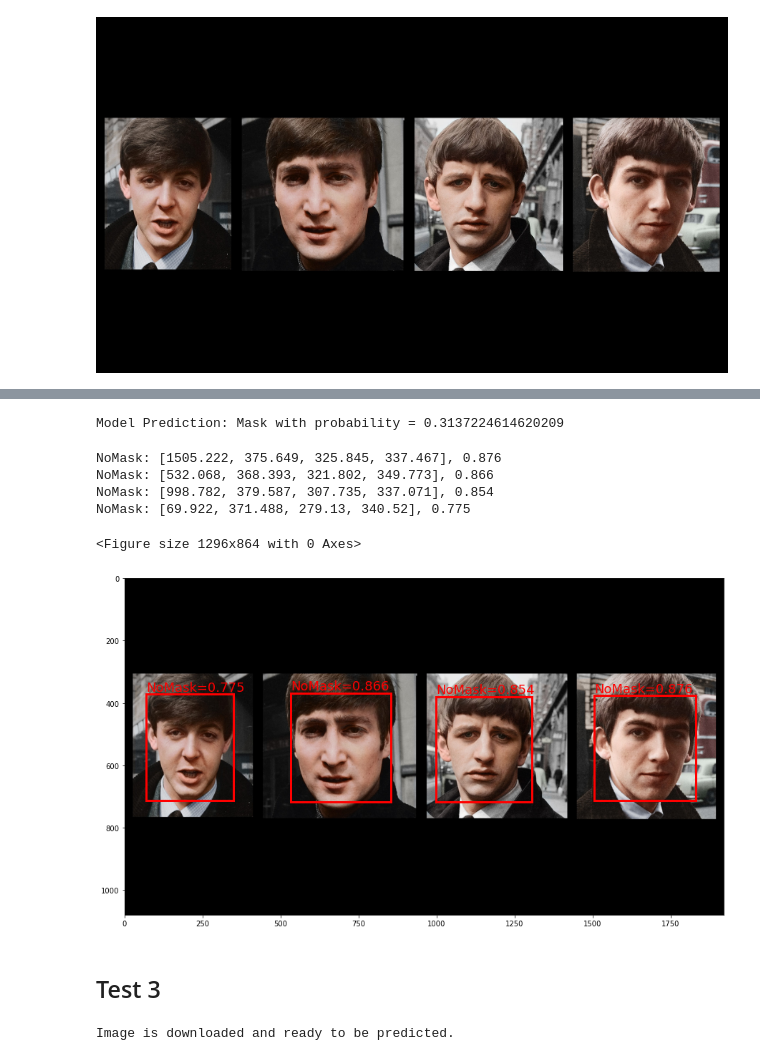
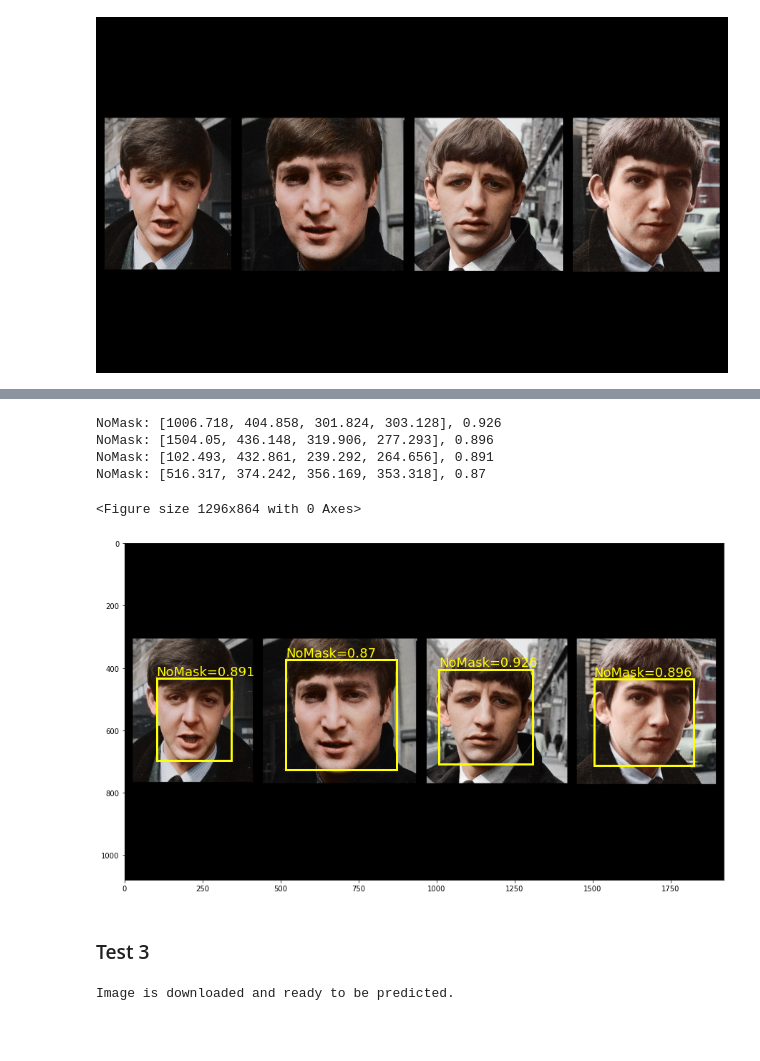
Before and after one commit to retkowsky/AutoMLforImages, a Jupyter notebook: AutoML for Images Mask Object Detection.ipynb, the cells around one changed output, grey strips where cells are left out. Drawn from its saved outputs; the diff is of its cells as text; code cells hidden in the pictures; blank space fills up the shorter version.

```diff
--- a/AutoML for Images Mask Object Detection.ipynb
+++ b/AutoML for Images Mask Object Detection.ipynb
@@ -166,7 +166,7 @@ Create an [Experiment](https://docs.microsoft.com/azure/machine-learning/service
 # %%
 from azureml.core import Experiment
 
-experiment_name = 'AutomlImages-ObjectDetection'
+experiment_name = 'AutomlImages-MaskObjDetect'
 experiment = Experiment(ws, name=experiment_name)
 # %%
 experiment
@@ -345,15 +352,13 @@ parameter_space = {
         {
             'model_name': choice('yolov5'),
             'learning_rate': uniform(0.0001, 0.001),
-            #'model_size': choice('small', 'medium'), # model-specific
             'img_size': choice(640, 704, 768), # model-specific
         },
         {
             'model_name': choice('fasterrcnn_resnet50_fpn'),
             'learning_rate': uniform(0.0001, 0.001),
-            #'warmup_cosine_lr_warmup_epochs': choice(0, 3),
             'optimizer': choice('sgd', 'adam', 'adamw'),
-            'min_size': choice(600, 800), # model-specific
+            'min_size': choice(640, 704, 768, 800), # model-specific
         }
     )
 }
@@ -565,8 +572,8 @@ CV model endpoint tags: {'Data': 'Images', 'Topic': 'Mask Detection Custom Visio
 ## Test 1
 # %%
 import urllib
-image_url = 'https://github.com/retkowsky/CustomVision_Datasets/blob/master/testmask1.jpg?raw=true'
-image_file = 'testmask1.jpg'
+image_url = 'https://github.com/retkowsky/AutoMLforImages/blob/main/images/testmask1.jpg?raw=true'
+image_file = 'test1.jpg'
 urllib.request.urlretrieve(image_url, filename=image_file)
 print("Image is downloaded and ready to be predicted.")
 # %% [output]
@@ -683,8 +692,8 @@ NoMask: [152.087, 122.301, 457.31, 541.343], 0.972
 ## Test 2
 # %%
 import urllib
-image_url='https://github.com/retkowsky/CustomVision_Datasets/blob/master/testmask2.jpg?raw=true'
-image_file = 'testmask2.jpg'
+image_url='https://github.com/retkowsky/AutoMLforImages/blob/main/images/testnomask2.jpg?raw=true'
+image_file = 'test2.jpg'
 urllib.request.urlretrieve(image_url, filename=image_file)
 print("Image is downloaded and ready to be predicted.")
 # %% [output]
@@ -740,10 +751,6 @@ for detect in detections['boxes']:
     label = detect['label']
     box = detect['box']
     conf_score = detect['score']
-# %%
-print("Model Prediction:", label, "with probability =", conf_score)
-# %% [output]
-Model Prediction: Mask with probability = 0.3137224614620209
 # %%
 %matplotlib inline
 import matplotlib.pyplot as plt
@@ -764,40 +771,40 @@ fig,ax = plt.subplots(1, figsize=(15,15)) #You can change the size
 # Display the image
 ax.imshow(img_np)
 
 minscore=0.7
 
 # draw box and label for each detection
 detections = json.loads(resp.text) # Loadind the predictions from the computer vision model
 for detect in detections['boxes']:
     label = detect['label']
     box = detect['box']
     conf_score = detect['score']
     if conf_score >= minscore: #Min probability
         ymin, xmin, ymax, xmax =  box['topY'],box['topX'], box['bottomY'],box['bottomX']
         topleft_x, topleft_y = x * xmin, y * ymin
         width, height = x * (xmax - xmin), y * (ymax - ymin)
         print('{}: [{}, {}, {}, {}], {}'.format(detect['label'], round(topleft_x, 3),
                                                 round(topleft_y, 3), round(width, 3),
                                                 round(height, 3), round(conf_score, 3)))
 
-        color = 'red' #You can change the color
+        color = 'yellow' #You can change the color
         rect = patches.Rectangle((topleft_x, topleft_y), width, height,
                                  linewidth=3, edgecolor=color,facecolor='none')
         textdisp=label+'='+str(round(conf_score, 3))
         ax.add_patch(rect)
         plt.text(topleft_x, topleft_y - 10, textdisp, color=color, fontsize=18)
 
         fig.savefig('predictiontest2.jpg', dpi=150) #Saving image
 
 plt.show()
 # %% [output]
-NoMask: [1505.222, 375.649, 325.845, 337.467], 0.876
-NoMask: [532.068, 368.393, 321.802, 349.773], 0.866
-NoMask: [998.782, 379.587, 307.735, 337.071], 0.854
-NoMask: [69.922, 371.488, 279.13, 340.52], 0.775
+NoMask: [1006.718, 404.858, 301.824, 303.128], 0.926
+NoMask: [1504.05, 436.148, 319.906, 277.293], 0.896
+NoMask: [102.493, 432.861, 239.292, 264.656], 0.891
+NoMask: [516.317, 374.242, 356.169, 353.318], 0.87
 <Figure size 1296x864 with 0 Axes>
-[figure, old version]
+[figure, new version]
 # %% [markdown]
-## Test 3
+### Test 3
 # %%
 import urllib
```
Also changed, not shown: parts of 40 cells of this notebook.
